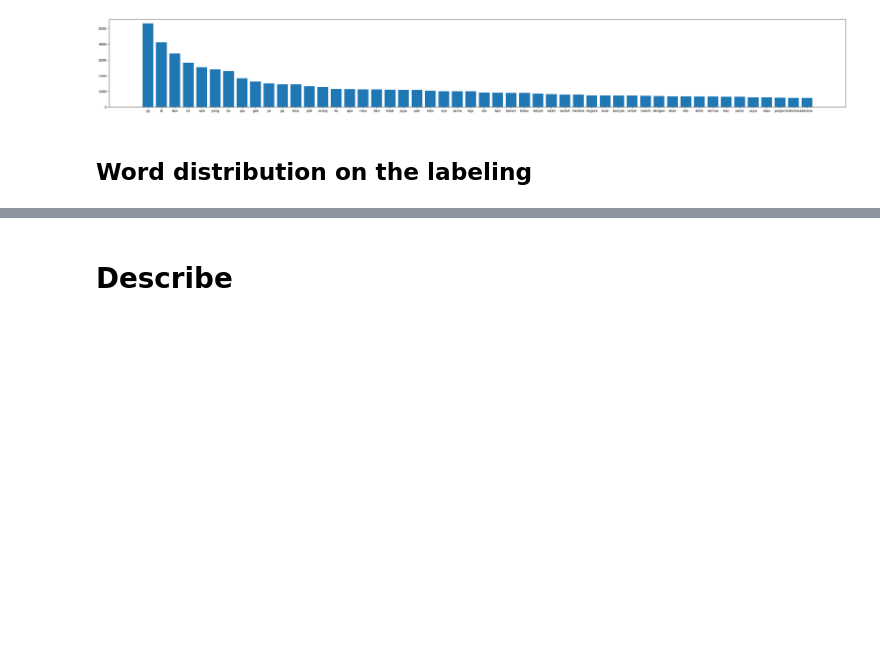
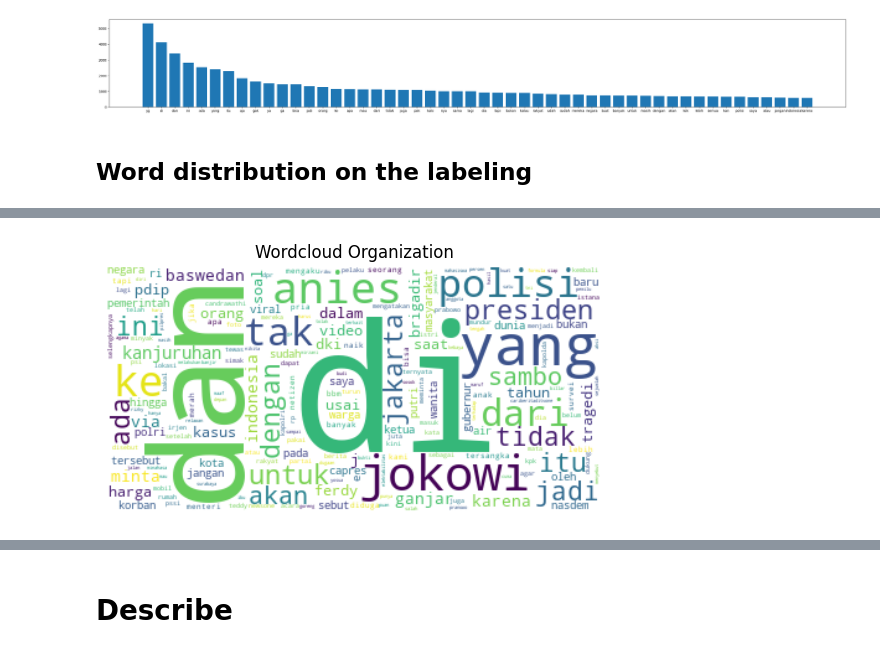
Before and after one commit to kaenova/Headline_Detection, a Jupyter notebook: src/2. Data Processing and Labeling/1. data_explore.ipynb, the cells around one changed output, grey strips where cells are left out. Cells and saved outputs as stored; diff of their text form; code cells hidden in the pictures; blank space fills up the shorter version.

```diff
--- a/src/2. Data Processing and Labeling/1. data_explore.ipynb
+++ b/src/2. Data Processing and Labeling/1. data_explore.ipynb
@@ -173,0 +177,13 @@ plt.show()
+# %%
+from wordcloud import WordCloud
+all_tweets = []
+for i in labeling_organization_df:
+    tweets = labeling_organization_df[i]['tweet'].map(lambda x: preprocessor.process_text(x))
+    all_tweets += tweets.to_list()
+word_cloud = WordCloud(collocations = False, background_color = 'white').generate(" ".join(all_tweets))
+plt.imshow(word_cloud, interpolation='bilinear')
+plt.title("Wordcloud Organization")
+plt.axis("off")
+plt.show()
+# %% [output]
+[figure, added]
```
Also changed, not shown: parts of 12 cells of this notebook, 9 other files.
